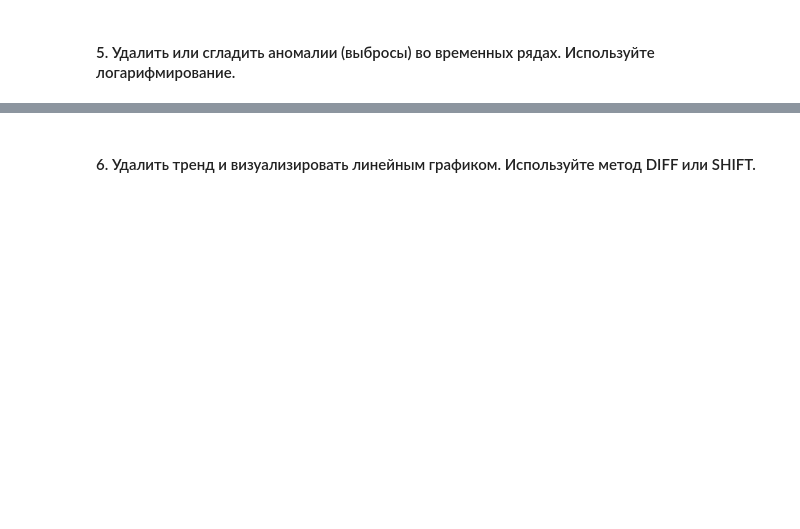
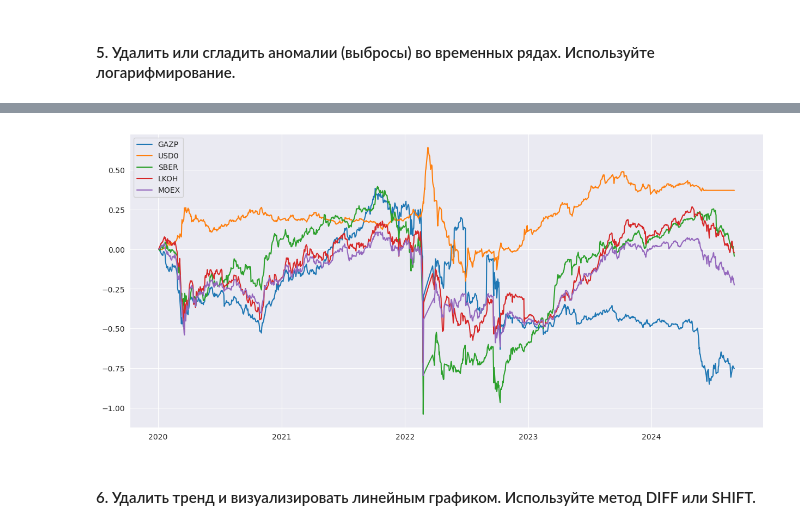
Before and after one commit to mawerid/python_study, a Jupyter notebook: Монастырный_МА_ЛР_4.ipynb, the cells around one changed output, grey strips where cells are left out. Saved outputs shown, nothing was run; the diff lists cells and outputs as text; code cells hidden in the pictures; blank space fills up the shorter version.

```diff
--- a/Монастырный_МА_ЛР_4.ipynb
+++ b/Монастырный_МА_ЛР_4.ipynb
@@ -38,2 +187,5 @@ import matplotlib.pyplot as plt
 # %% [markdown]
 #### 5. Удалить или сгладить аномалии (выбросы) во временных рядах. Используйте логарифмирование.
+# %%
+df = df.apply(lambda x: np.log(x))
+df
@@ -40,2 +207,6 @@ import matplotlib.pyplot as plt
+# %%
+plot(df)
+# %% [output]
+[figure, added]
 # %% [markdown]
 #### 6. Удалить тренд и визуализировать линейным графиком. Используйте метод DIFF или SHIFT.
```
Also changed, not shown: parts of 23 cells of this notebook, 1 other file.
